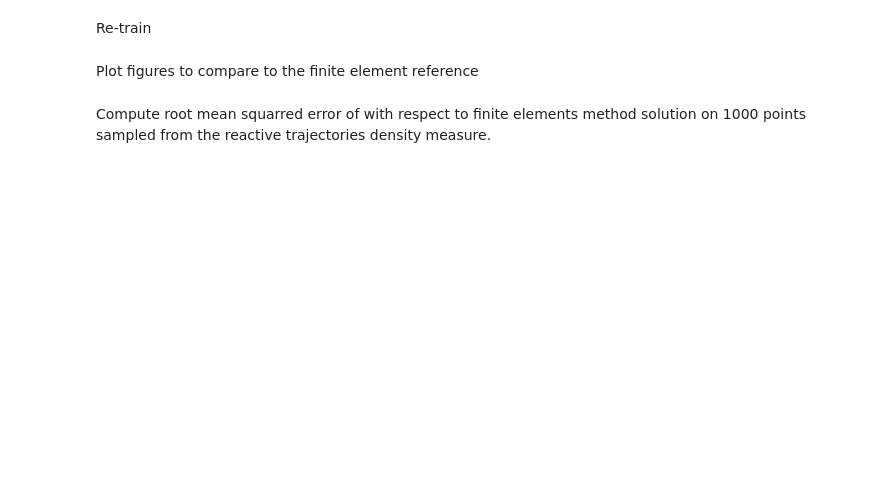
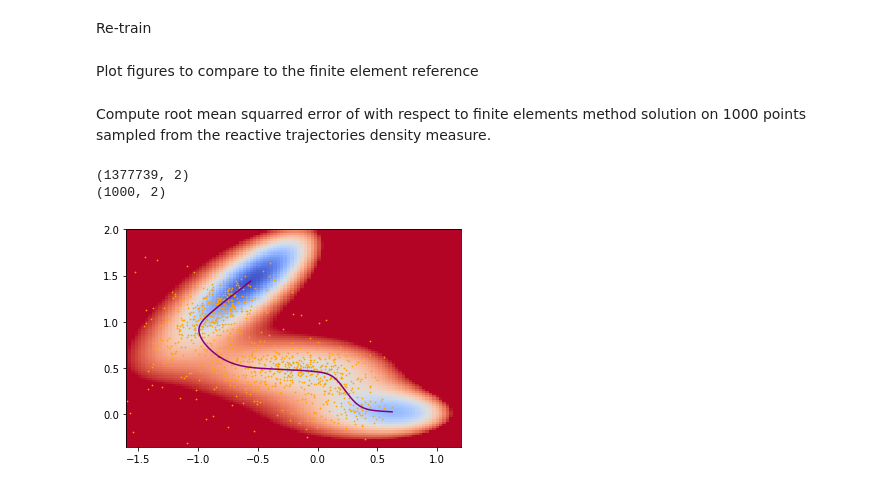
Before and after one commit to thomaspigeon/2dpotentials, a Jupyter notebook: AMS and committor.ipynb, the cells around one changed output. Drawn from its saved outputs; the diff is of its cells as text; code cells hidden in the pictures; blank space fills up the shorter version.

```diff
--- a/AMS and committor.ipynb
+++ b/AMS and committor.ipynb
@@ -50,7 +56,7 @@ print(n_steps_b + n_steps_f)
 # %% [markdown]
 Define the first training dataset for the committor function based only on short trajectories for initial conditions
 # %%
-N = 100
+N = 1
 if N == 1:
     dataset_f = np.concatenate((ini_traj_f["x_traj"][:-1, :], ini_traj_f["gauss_traj"][1:, :], ini_traj_f["x_traj"][1:, :]), axis=1)
 else:
@@ -75,7 +83,7 @@ print(dataset["any_distrib"].shape)
    Define the committor training object, and prepare training
 # %%
 committor_training = TainCommittorOverdampedOneDecoder(committor, pot, dataset)
-committor_training.train_test_split(train_size= 1 * 10**2)
+committor_training.train_test_split(train_size= 1 * 10**3)
 committor_training.split_training_dataset_K_folds(2)
 committor_training.set_train_val_data(0)
 committor_training.set_optimizer('Adam', 0.001)
@@ -85,5 +93,5 @@ loss_params["pen_points_weight"] = 0.0 * 10**0
 loss_params["n_wait"] = 50
 
 committor_training.set_loss_weight(loss_params)
-batch_size = 10
+batch_size = 100
 max_epochs = 500
@@ -176,10 +200,10 @@ print(dataset["any_distrib"].shape)
 Re-set the training dataset and train again
 # %%
 committor_training.set_dataset(dataset)
-committor_training.train_test_split(train_size=1 * 10**3)
+committor_training.train_test_split(train_size= 5 * 10**4)
 committor_training.split_training_dataset_K_folds(2)
 committor_training.set_train_val_data(0)
 committor_training.set_optimizer('Adam', 0.001)
-batch_size = 100
+batch_size = 1000
 max_epochs = 10000
 loss_dict = committor_training.train(batch_size, max_epochs)
@@ -262,8 +294,8 @@ print("RMSE react = ", RMSE)
 # %% [markdown]
 Sample some new initial conditions
 # %%
-n_conditions = 100
-n_rep = 100
+n_conditions = 1000
+n_rep = 1000
 k_min = 1
 ini_traj_f, ini_conds_f, _, n_steps_f = AMS_on_MB.sample_initial_conditions(n_conditions=n_conditions, save_gauss=True)
 AMS_on_MB.set_forward(False)
@@ -449,21 +496,27 @@ RMSE = np.sqrt(np.mean((ref_committor_react - app_committor_react)**2))
 print("RMSE react = ", RMSE)
 # %%
 ## Box to save a sub-sample of reactive trajectories sampled by AMS
-size = 10000
+size = 10**3
 react_trajs = replicas_b[-n_rep]["x_traj"]
 for i in range(1, n_rep):
     react_trajs = np.append(react_trajs, replicas_b[-i]["x_traj"], axis=0)
 for i in range(len(replicas_f)):
     react_trajs = np.append(react_trajs, replicas_f[-i]["x_traj"], axis=0)
 print(react_trajs.shape)
 
 indices = np.random.choice(len(react_trajs), size=size)
 react = react_trajs[indices][:, :2]
 
 fig, (ax0) = plt.subplots(1, 1, figsize=(6, 4))
 pot.plot_potential_heat_map(ax0)
 ax0.plot(pot.minimum_energy_paths[0][:, 0], pot.minimum_energy_paths[0][:, 1], color='purple', label='Minimum energy path')
 ax0.plot(pot.minimum_energy_paths[1][:, 0], pot.minimum_energy_paths[1][:, 1], color='purple')
 ax0.scatter(react[:, 0], react[:, 1], color='orange', s=0.5)
 print(react.shape)
+
+np.savetxt('react_trajs_mullerbrown.txt', react)
 #np.savetxt('mullerbrown_react_dens.txt', react)
+# %% [output]
+(1377739, 2)
+(1000, 2)
+[figure, added]
```
Also changed, not shown: parts of 20 cells of this notebook, 3 other files.
